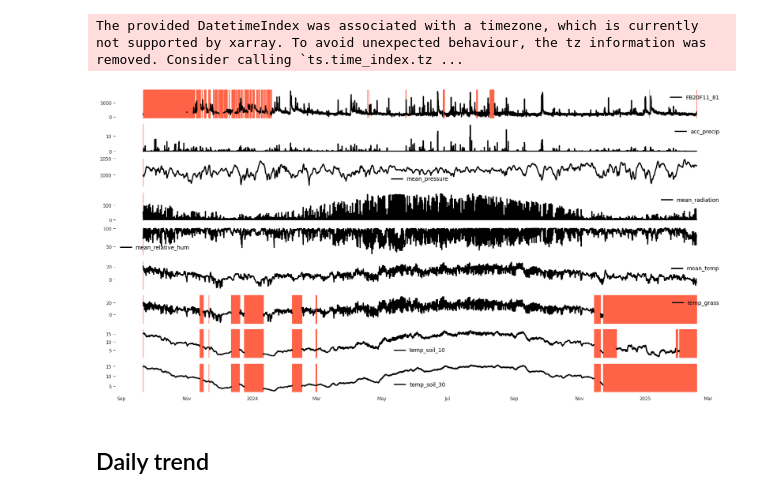
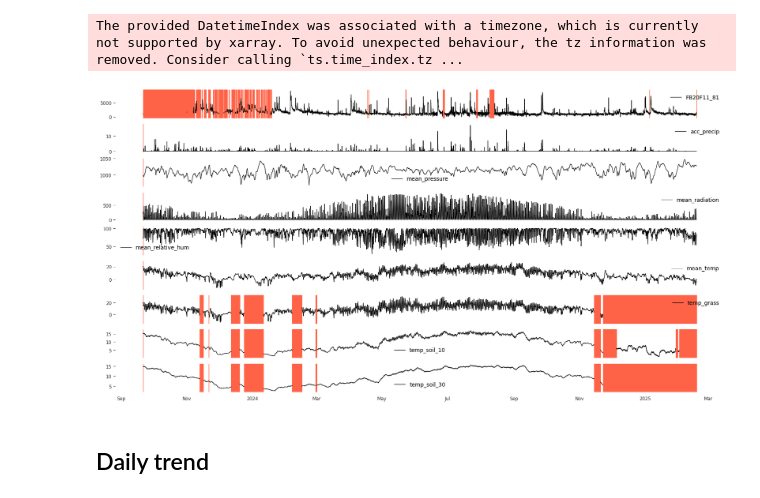
Before and after one commit to DHI/WaterBench-TimeSeries-WWTPINflow, a Jupyter notebook: code/overview.ipynb, the cells around one changed output. Saved outputs shown, nothing was run; the diff lists cells and outputs as text; code cells hidden in the pictures.

```diff
--- a/code/overview.ipynb
+++ b/code/overview.ipynb
@@ -153,15 +128,15 @@ The provided DatetimeIndex was associated with a timezone, which is currently no
 # %%
 fig, axes = plt.subplots(ts.n_components, 1, figsize=(20, 10), sharex="col")
 
 for i, component in enumerate(ts.components):
     gaps = ts[component].gaps(mode="any")
-    ts[component].plot(ax=axes[i])
+    ts[component].plot(ax=axes[i], linewidth=0.8)
     for _, row in gaps.iterrows():
         axes[i].axvspan(xmin=row["gap_start"], xmax=row["gap_end"], color="tomato")
     axes[i].grid(visible=False)
     axes[i].set_xlabel("")
 # %% [output]
-[figure, old version]
+[figure, new version]
 # %%
 ts.to_csv("../processed/data.csv")
 # %% [markdown]
```
Also changed, not shown: parts of 1 cell of this notebook, 1 other file.
